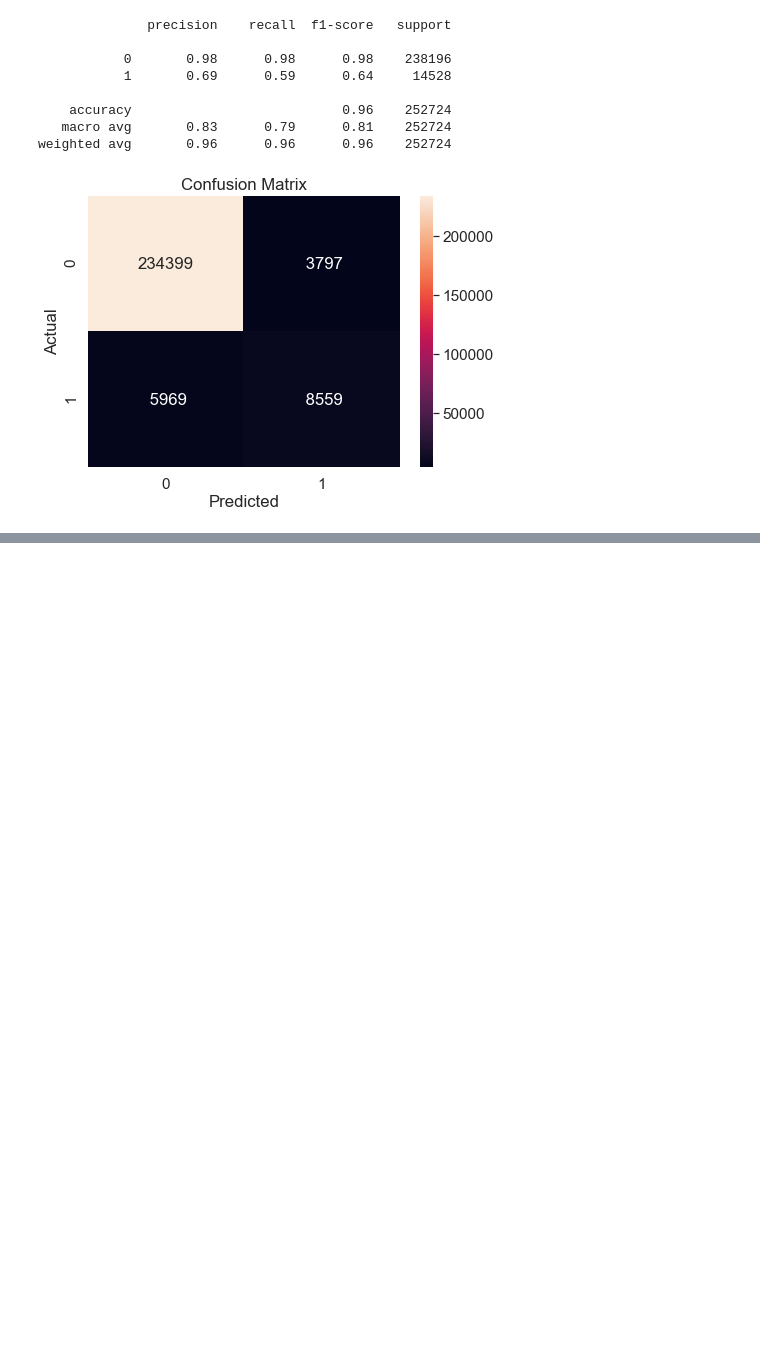
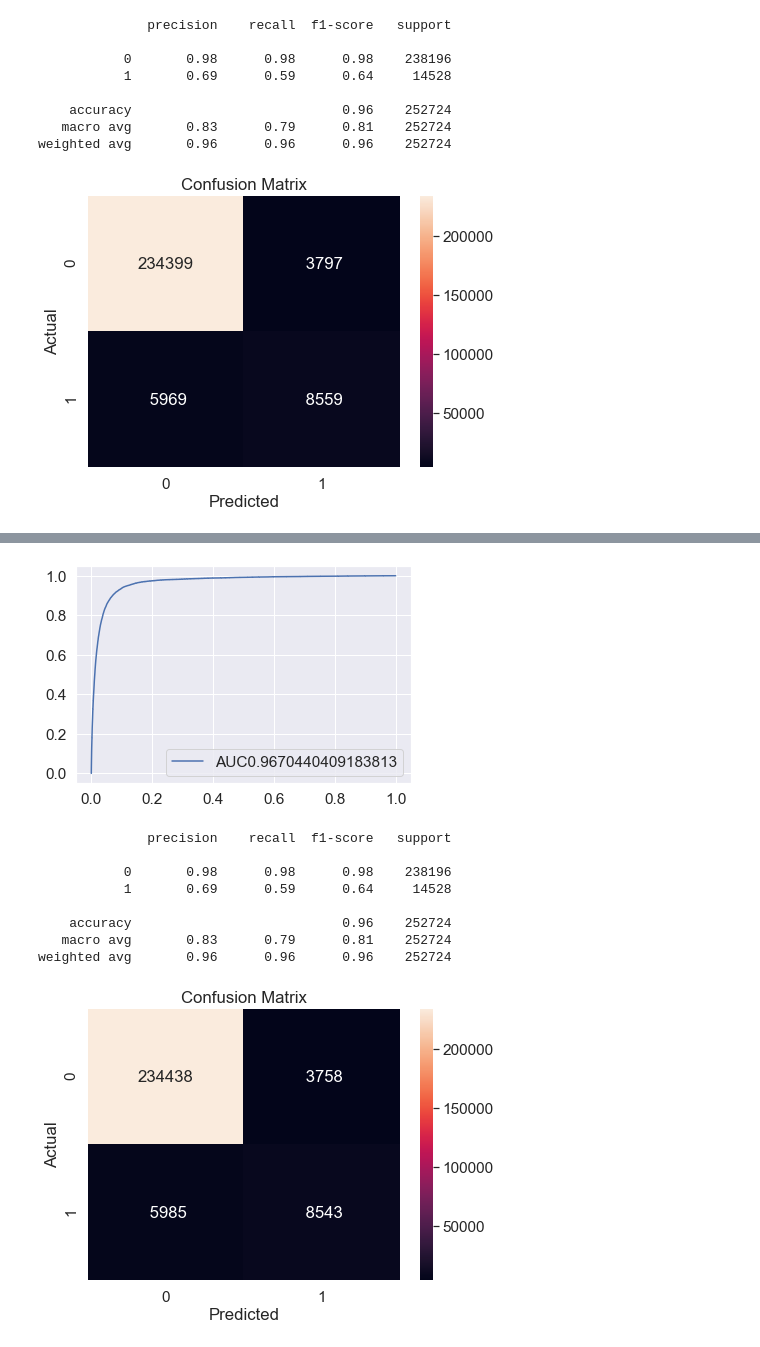
Before and after one commit to deandiakov/FINA4390-Project-5, a Jupyter notebook: MP5.ipynb, the cells around one changed output, grey strips where cells are left out. Drawn from its saved outputs; the diff is of its cells as text; code cells hidden in the pictures; blank space fills up the shorter version.

```diff
--- a/MP5.ipynb
+++ b/MP5.ipynb
@@ -609,0 +763,6 @@ print(classification_report(y_test, y_pred_new))
+# %%
+selected_wo_LC = ['annual_inc', 'loan_status_bin','collections_12_mths_ex_med', 'delinq_2yrs', 'emp_length', 'home_ownership',
+                  'loan_amnt', 'open_acc', 'pub_rec', 'purpose', 'revol_bal', 'last_fico_range_low', 'last_fico_range_high',]
+
+without_LC = all_data[selected_wo_LC]
+without_LC = without_LC.replace([np.inf, -np.inf], np.nan).dropna()
@@ -609,0 +837,6 @@ print(classification_report(y_test, y_pred_new))
+# %%
+X_train.columns = [regex.sub("_", col) if any(x in str(col) for x in set(('[', ']', '<'))) else col for col in X_train.columns.values]
+
+
+model_XG = XGBClassifier()
+xg_classifier = model_XG.fit(X_train, y_train)
@@ -609,0 +845,38 @@ print(classification_report(y_test, y_pred_new))
+# %%
+X_test.columns = [regex.sub("_", col) if any(x in str(col) for x in set(('[', ']', '<'))) else col for col in X_test.columns.values]
+
+y_pred_proba = xg_classifier.predict_proba(X_test)[:,1]
+
+fpr, tpr, t = metrics.roc_curve(y_test, y_pred_proba)
+auc = metrics.roc_auc_score(y_test, y_pred_proba)
+
+plt.plot(fpr, tpr, label="AUC"+str(auc))
+plt.legend()
+plt.show()
+
+y_pred_RF = xg_classifier.predict(X_test)
+
+print(classification_report(y_test, y_pred_RF))
+
+cnf_matrix = confusion_matrix(y_test, y_pred_RF)
+# print(cnf_matrix)
+
+cf_df = pd.DataFrame(cnf_matrix, columns=['0', '1'], index=['0', '1'])
+sns.set(font_scale=1.4)
+plt.figure(figsize=(7,5))
+sns.heatmap(cf_df, annot=True, fmt="5.0f")
+plt.title('Confusion Matrix')
+plt.xlabel('Predicted')
+plt.ylabel('Actual')
+plt.show()
+# %% [output]
+[figure, added]
+              precision    recall  f1-score   support
+
+           0       0.98      0.98      0.98    238196
+           1       0.69      0.59      0.64     14528
+
+    accuracy                           0.96    252724
+   macro avg       0.83      0.79      0.81    252724
+weighted avg       0.96      0.96      0.96    252724
+[figure, added]
```
Also changed, not shown: parts of 26 cells of this notebook, 1 other file.
